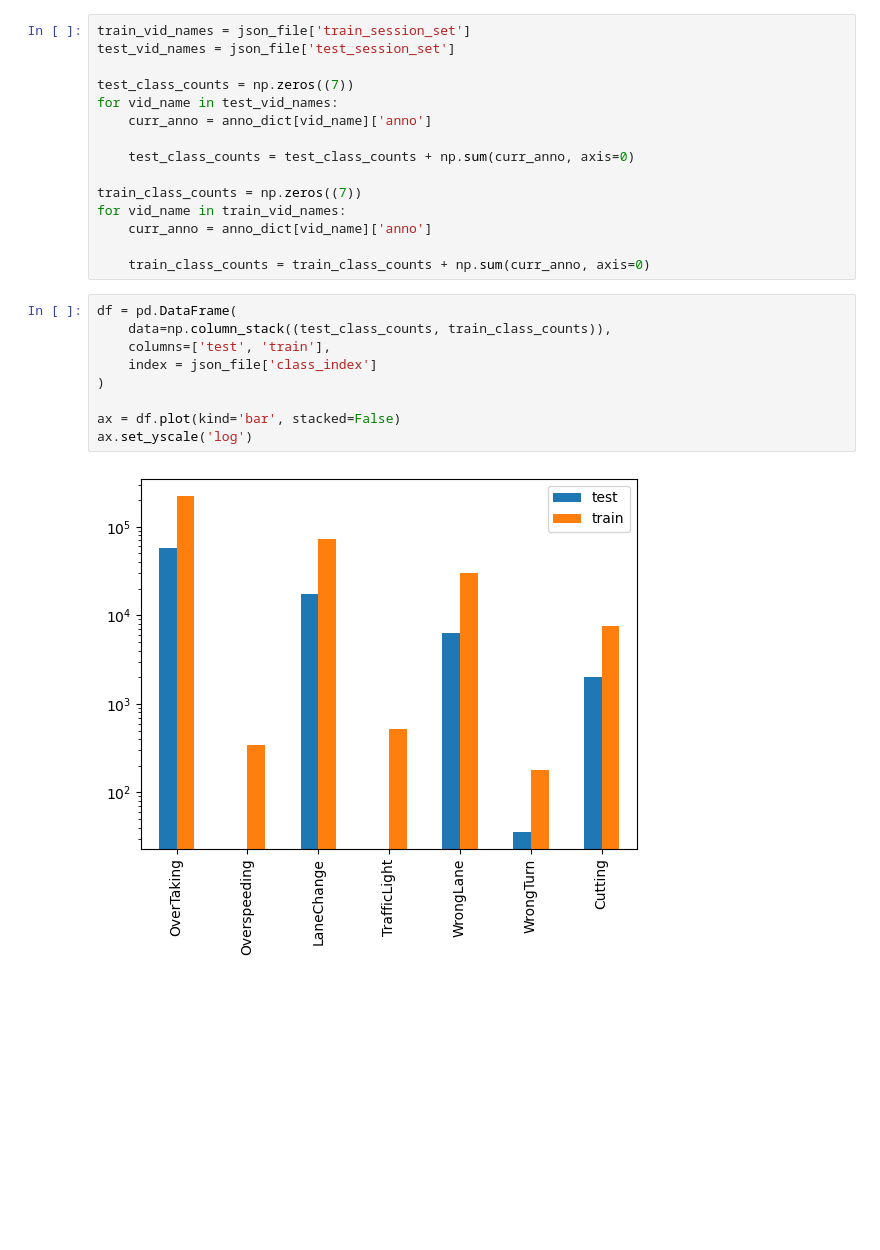
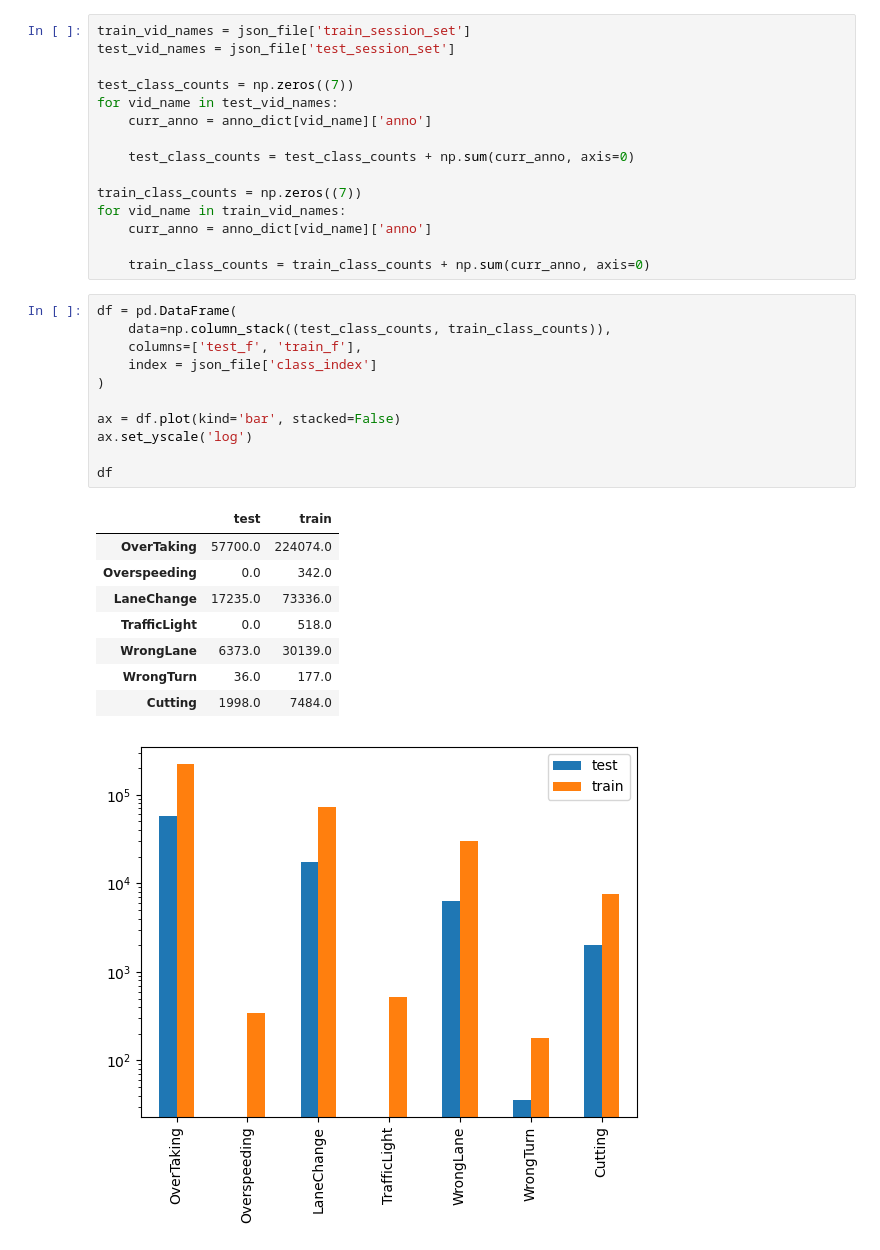
Before and after one commit to unofficial-Jona/assessing_ADB, a Jupyter notebook: dataset_analysis.ipynb, the cells around one changed output. Drawn from its saved outputs; the diff is of its cells as text; blank space fills up the shorter version.

```diff
--- a/dataset_analysis.ipynb
+++ b/dataset_analysis.ipynb
@@ -104,11 +103,21 @@ for vid_name in train_vid_names:
 # %%
 df = pd.DataFrame(
     data=np.column_stack((test_class_counts, train_class_counts)),
-    columns=['test', 'train'],
+    columns=['test_f', 'train_f'],
     index = json_file['class_index']
 )
 
 ax = df.plot(kind='bar', stacked=False)
 ax.set_yscale('log')
+
+df
 # %% [output]
+|  | test | train |
+| OverTaking | 57700.0 | 224074.0 |
+| Overspeeding | 0.0 | 342.0 |
+| LaneChange | 17235.0 | 73336.0 |
+| TrafficLight | 0.0 | 518.0 |
+| WrongLane | 6373.0 | 30139.0 |
+| WrongTurn | 36.0 | 177.0 |
+| Cutting | 1998.0 | 7484.0 |
 [figure]
```
Also changed, not shown: parts of 11 cells of this notebook, 6 other files.
